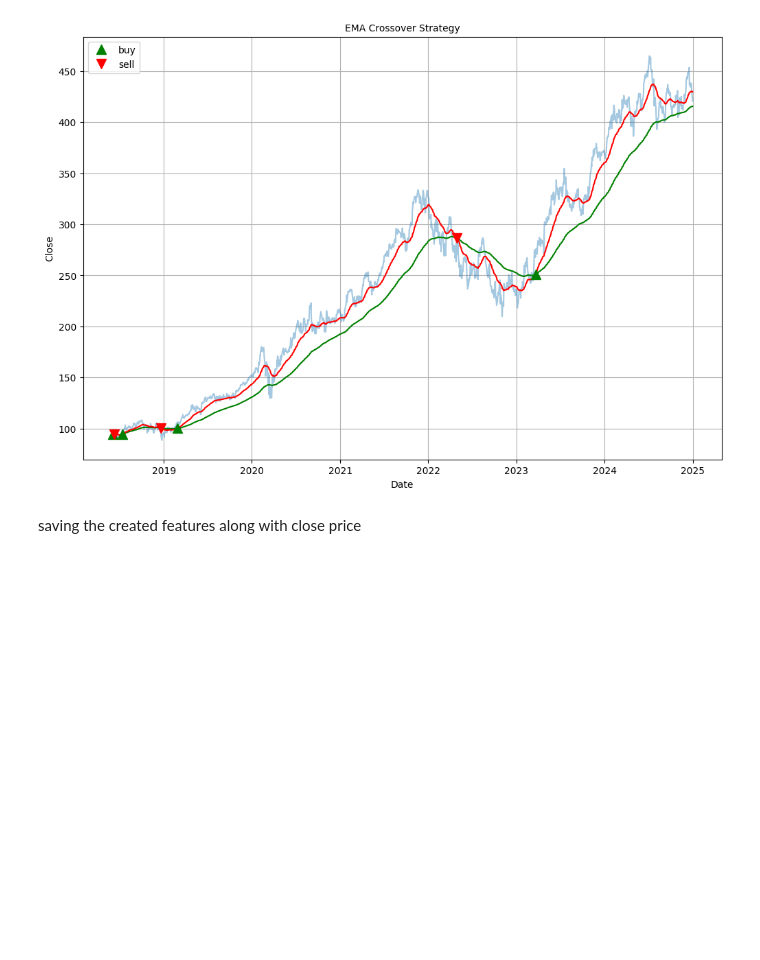
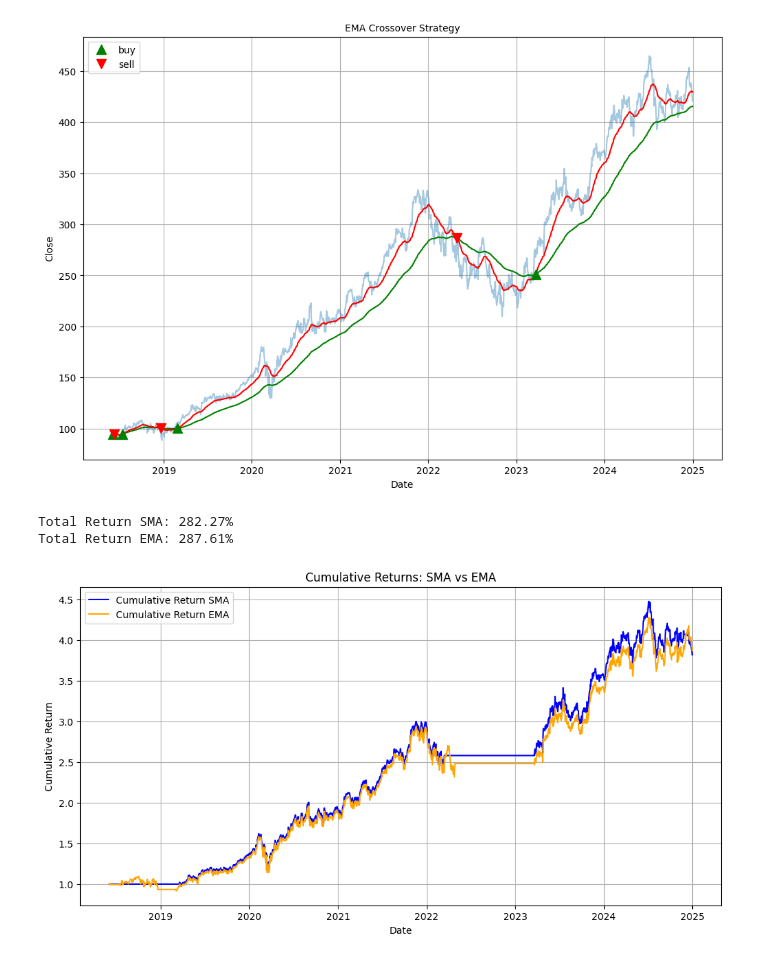
Before and after one commit to ShravaniAWanjari/moving-averages-crossover-strategy, a Jupyter notebook: code.ipynb, the cells around one changed output. Drawn from its saved outputs; the diff is of its cells as text; code cells hidden in the pictures; blank space fills up the shorter version.

```diff
--- a/code.ipynb
+++ b/code.ipynb
@@ -249,7 +250,35 @@ plt.grid()
 plt.show()
 # %% [output]
 [figure]
-# %% [markdown]
-saving the created features along with close price
+# %%
+data['Daily_Return'] = data['Close'].pct_change()
+
+data['Strategy_Return_SMA'] = data['Daily_Return'] * data['Signal_SMA'].shift(1)
+data['Strategy_Return_EMA'] = data['Daily_Return'] * data['Signal_EMA'].shift(1)
+
+data['Cumulative_Return_SMA'] = (1 + data['Strategy_Return_SMA']).cumprod()
+data['Cumulative_Return_EMA'] = (1 + data['Strategy_Return_EMA']).cumprod()
+
+total_return_sma = data['Cumulative_Return_SMA'].iloc[-1] - 1
+total_return_ema = data['Cumulative_Return_EMA'].iloc[-1] - 1
+
+print(f'Total Return SMA: {total_return_sma:.2%}')
+print(f'Total Return EMA: {total_return_ema:.2%}')
+
+import matplotlib.pyplot as plt
+
+plt.figure(figsize=(12, 6))
+plt.plot(data['Cumulative_Return_SMA'], label='Cumulative Return SMA', color='blue')
+plt.plot(data['Cumulative_Return_EMA'], label='Cumulative Return EMA', color='orange')
+plt.title('Cumulative Returns: SMA vs EMA')
+plt.xlabel('Date')
+plt.ylabel('Cumulative Return')
+plt.legend()
+plt.grid()
+plt.show()
+# %% [output]
+Total Return SMA: 282.27%
+Total Return EMA: 287.61%
+[figure, added]
 # %%
 data.to_csv('Data.csv')
```
Also changed, not shown: parts of 6 cells of this notebook, 2 other files.
